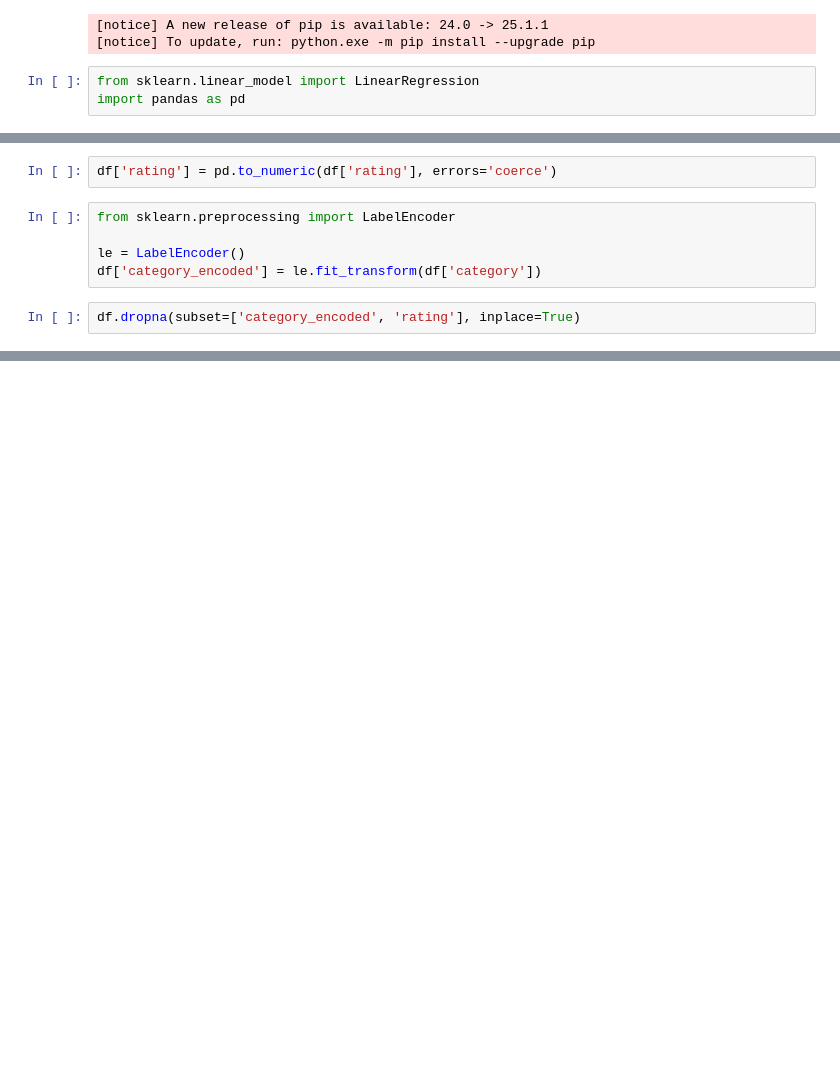
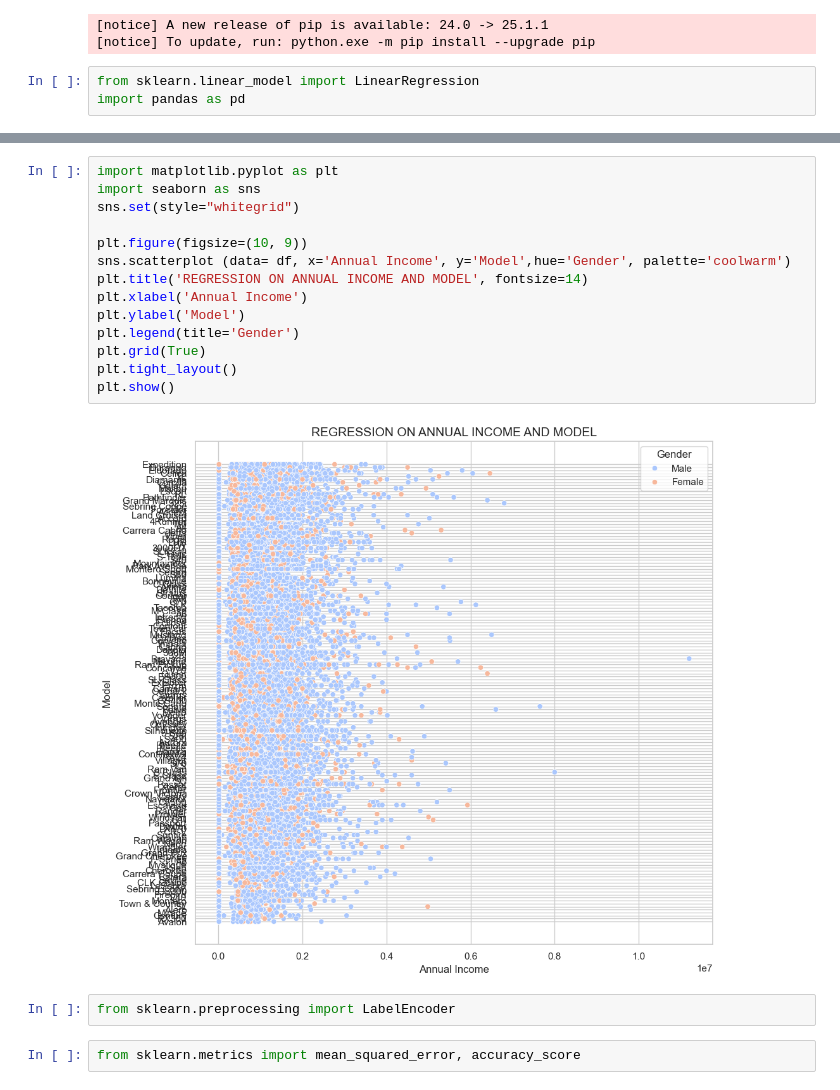
Before and after one commit to Sneha8553/sneha_IT, a Jupyter notebook: task 3.ipynb, the cells around one changed output, grey strips where cells are left out. Saved outputs shown, nothing was run; the diff lists cells and outputs as text; blank space fills up the shorter version.

```diff
--- a/task 3.ipynb
+++ b/task 3.ipynb
@@ -99,10 +87 @@ category_encoded        int64
 dtype: object
-# %%
-df['rating'] = pd.to_numeric(df['rating'], errors='coerce')
-# %%
-from sklearn.preprocessing import LabelEncoder
-
-le = LabelEncoder()
-df['category_encoded'] = le.fit_transform(df['category'])
-# %%
-df.dropna(subset=['category_encoded', 'rating'], inplace=True)
@@ -180,0 +202,20 @@ Predicted Sales for 40 degrees: [53.63270777]
+# %%
+import matplotlib.pyplot as plt
+import seaborn as sns
+sns.set(style="whitegrid")
+
+plt.figure(figsize=(10, 9))
+sns.scatterplot (data= df, x='Annual Income', y='Model',hue='Gender', palette='coolwarm')
+plt.title('REGRESSION ON ANNUAL INCOME AND MODEL', fontsize=14)
+plt.xlabel('Annual Income')
+plt.ylabel('Model')
+plt.legend(title='Gender')
+plt.grid(True)
+plt.tight_layout()
+plt.show()
+# %% [output]
+[figure, added]
+# %%
+from sklearn.preprocessing import LabelEncoder
+# %%
+from sklearn.metrics import mean_squared_error, accuracy_score
```
Also changed, not shown: parts of 24 cells of this notebook, 1 other file.
